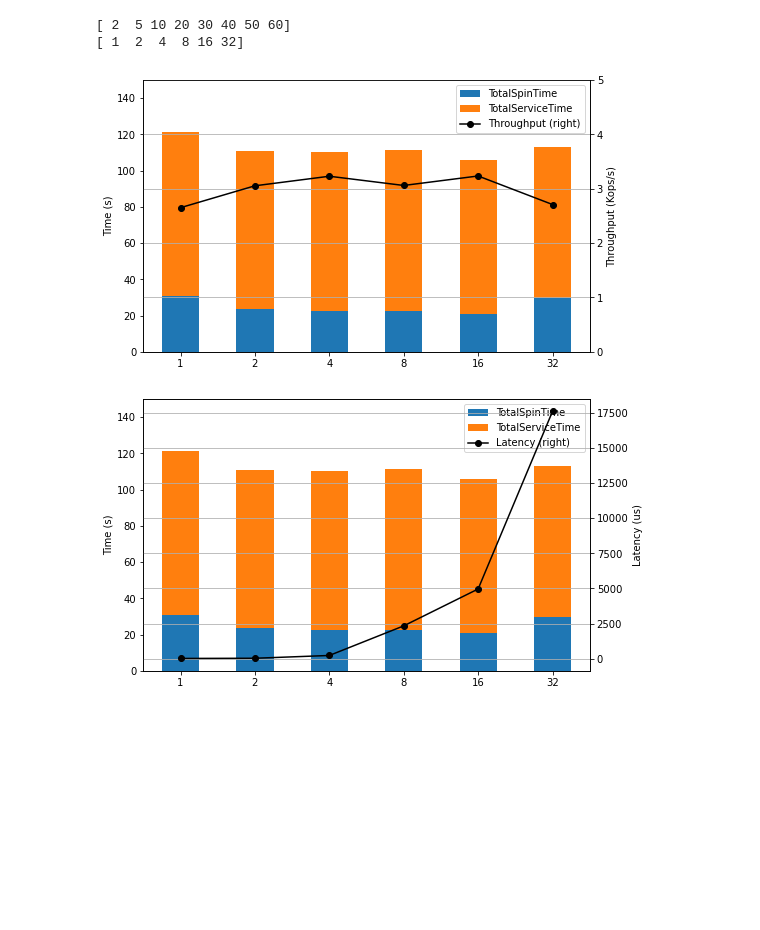
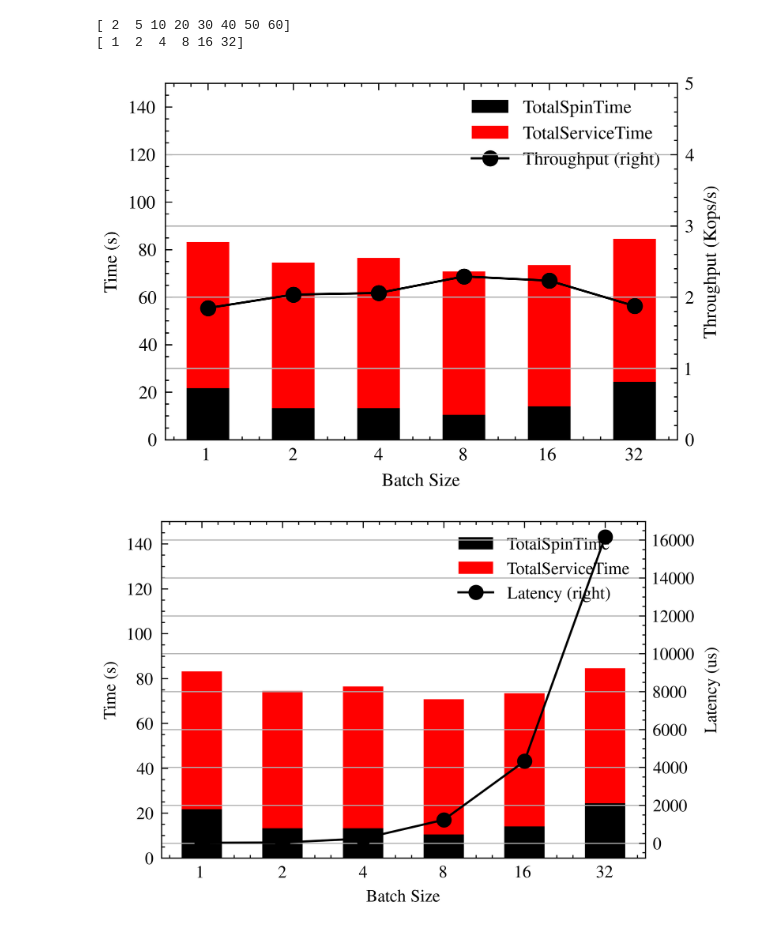
Before and after one commit to cesar237/ring_buffer_sim, a Jupyter notebook: notebooks/analysis.ipynb, the cells around one changed output. Drawn from its saved outputs; the diff is of its cells as text; code cells hidden in the pictures; blank space fills up the shorter version.

```diff
--- a/notebooks/analysis.ipynb
+++ b/notebooks/analysis.ipynb
@@ -24,0 +62,2 @@ dfs = {}
+# %%
+df__ = df__[df__.Consumers <= 40]
@@ -146,0 +139,2 @@ dfs[variant] = df__
+# %%
+df__ = df__[df__.Consumers <= 40]
@@ -248,43 +250,46 @@ print(df__.BatchSize.unique())
 [ 2  5 10 20 30 40 50 60]
 [ 1  2  4  8 16 32]
 # %%
-consumers = 60
+consumers = 40
 df = df__[df__.Consumers == consumers].reset_index(drop=True)
 
-# with plt.style.context(['science', 'ieee']):
-ax1 = df.plot.bar(figsize=(8, 5),
-    y=['TotalSpinTime', 'TotalServiceTime'],
-    stacked=True, capsize=5, rot=0,
-    ylabel="Time (s)", ylim=(0, 150))
-ax2 = df.plot.line(
-    y='Throughput', ax=ax1, color='black',
-    marker='o', secondary_y=True, grid=True,
-    ylabel="Throughput (Kops/s)", ylim=[0, 5])
+with plt.style.context(['science', 'ieee']):
+    # with plt.style.context(['science', 'ieee']):
+    ax1 = df.plot.bar(figsize=figsize, xlabel='Batch Size',
+        y=['TotalSpinTime', 'TotalServiceTime'],
+        stacked=True, capsize=5, rot=0,
+        ylabel="Time (s)", ylim=(0, 150))
+    ax2 = df.plot.line(
+        y='Throughput', ax=ax1, color='black',
+        marker='o', secondary_y=True, grid=True,
+        ylabel="Throughput (Kops/s)", ylim=[0, 5])
 
-ax1.set_xticklabels(df.BatchSize)
-ax2.set_xticklabels(df.BatchSize)
-# plt.legend(loc='upper right')
-plt.show()
+    ax1.set_xticklabels(df.BatchSize)
+    ax2.set_xticklabels(df.BatchSize)
+    # plt.legend(loc='upper right')
+    plt.savefig("batch-throughput.pdf")
+    plt.show()
 
-df = df__[df__.Consumers == consumers].reset_index(drop=True)
+    df = df__[df__.Consumers == consumers].reset_index(drop=True)
 
-# with plt.style.context(['science', 'ieee']):
-ax1 = df.plot.bar(figsize=(8, 5),
-    y=['TotalSpinTime', 'TotalServiceTime'],
-    stacked=True, capsize=5, rot=0,
-    ylabel="Time (s)", ylim=(0, 150))
-ax2 = df.plot.line(
-    y='Latency', ax=ax1, color='black',
-    marker='o', secondary_y=True, grid=True,
-    ylabel="Latency (us)")
+    # with plt.style.context(['science', 'ieee']):
+    ax1 = df.plot.bar(figsize=figsize, xlabel='Batch Size',
+        y=['TotalSpinTime', 'TotalServiceTime'],
+        stacked=True, capsize=5, rot=0,
+        ylabel="Time (s)", ylim=(0, 150))
+    ax2 = df.plot.line(
+        y='Latency', ax=ax1, color='black',
+        marker='o', secondary_y=True, grid=True,
+        ylabel="Latency (us)")
 
-ax1.set_xticklabels(df.BatchSize)
-ax2.set_xticklabels(df.BatchSize)
-# plt.legend(loc='upper right')
-plt.show()
+    ax1.set_xticklabels(df.BatchSize)
+    ax2.set_xticklabels(df.BatchSize)
+    plt.savefig("batch-latency.pdf")
+    # plt.legend(loc='upper right')
+    plt.show()
 # %% [output]
-[figure, old version]
+[figure, new version]
-[figure, old version]
+[figure, new version]
 # %%
 batchSize = 4
 df = df__[df__.BatchSize == batchSize].reset_index(drop=True)
```
Also changed, not shown: parts of 15 cells of this notebook, 6 other files.
